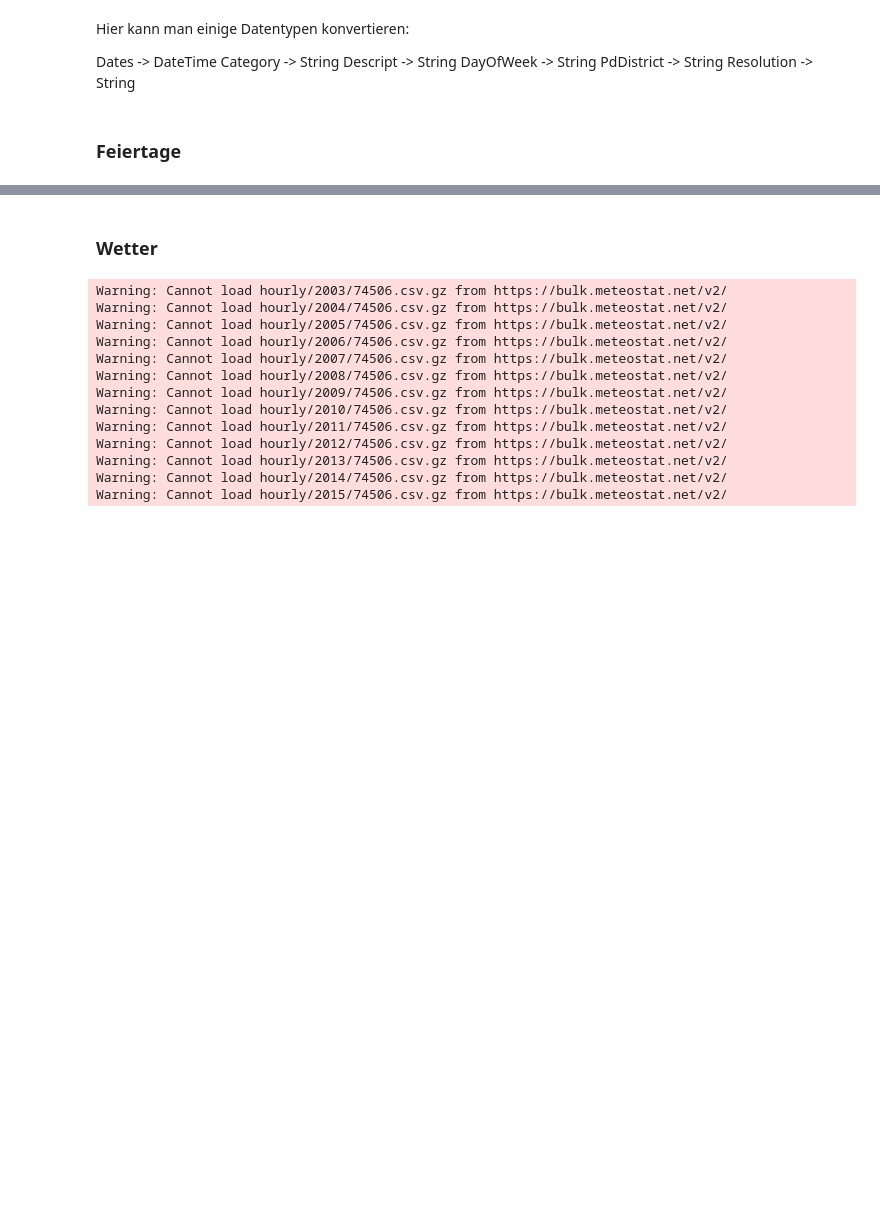
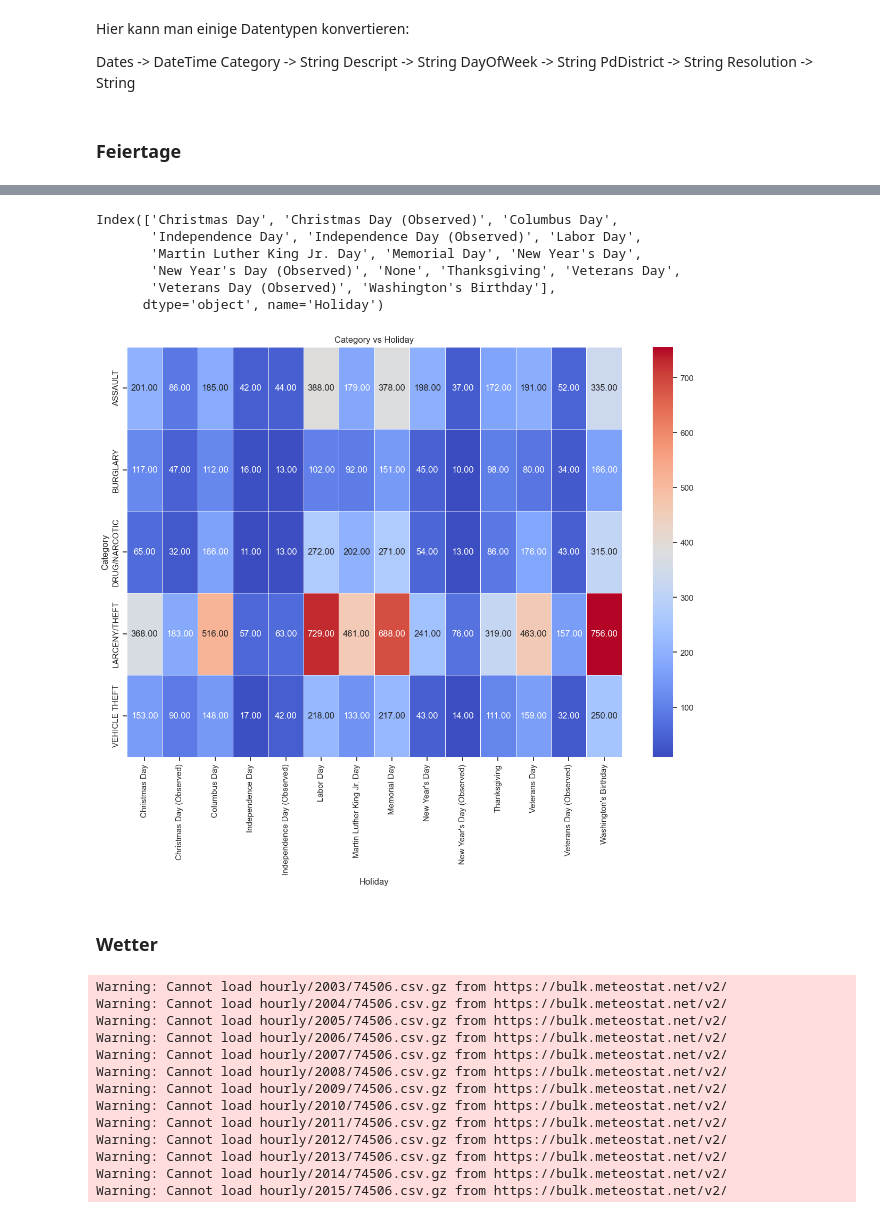
Before and after one commit to FelixSiegfriedRiedel/San-Francisco-Crime, a Jupyter notebook: crime.ipynb, the cells around one changed output, grey strips where cells are left out. Saved outputs shown, nothing was run; the diff lists cells and outputs as text; code cells hidden in the pictures; blank space fills up the shorter version.

Commit message:
add category vs holiday heatmap

```diff
--- a/crime.ipynb
+++ b/crime.ipynb
@@ -179,0 +191,5 @@ train["Holiday"].fillna("None", inplace=True)
+# %%
+df_district_holiday = pd.crosstab(train['Category'], train['Holiday'])
+df_district_holiday.loc[:, df_district_holiday.columns != 'None']
+df_district_holiday = df_district_holiday.loc[:, df_district_holiday.columns != 'None']
+df_district_holiday.head()
@@ -180,3 +204,19 @@ train["Holiday"].fillna("None", inplace=True)
+# %%
+df_district_holiday.columns
+# %% [output]
+Index(['Christmas Day', 'Christmas Day (Observed)', 'Columbus Day',
+       'Independence Day', 'Independence Day (Observed)', 'Labor Day',
+       'Martin Luther King Jr. Day', 'Memorial Day', 'New Year's Day',
+       'New Year's Day (Observed)', 'None', 'Thanksgiving', 'Veterans Day',
+       'Veterans Day (Observed)', 'Washington's Birthday'],
+      dtype='object', name='Holiday')
+# %%
+plt.figure(figsize=(15, 10))
+sns.heatmap(df_district_holiday, annot=True, cmap='coolwarm', fmt=".2f", linewidths=0.5)
+plt.title('Category vs Holiday')
+plt.show()
+# %% [output]
+[figure, added]
 # %% [markdown]
 ### Wetter
 # %%
```
Also changed, not shown: parts of 31 cells of this notebook.
